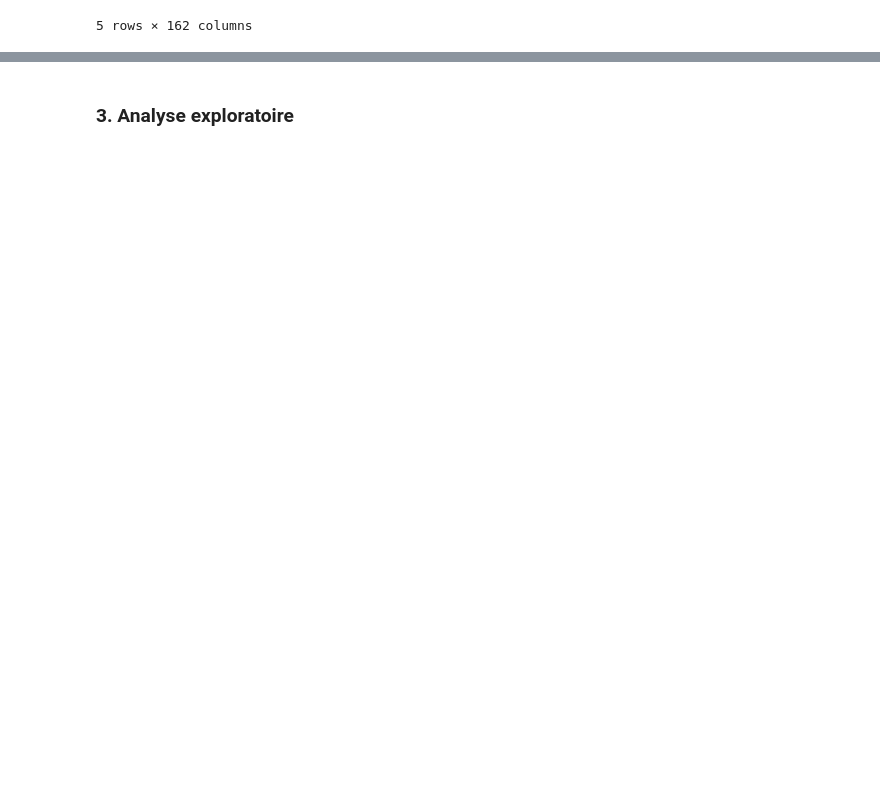
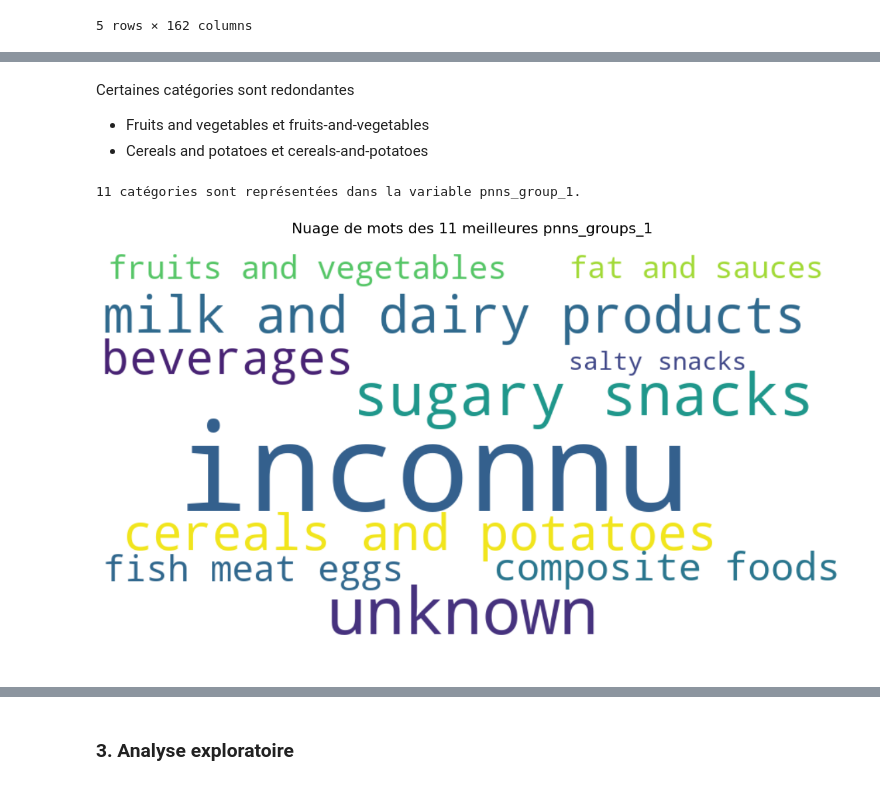
Before and after one commit to Bakarime27/app-sante-public, a Jupyter notebook: app_sante_public.ipynb, the cells around one changed output, grey strips where cells are left out. Drawn from its saved outputs; the diff is of its cells as text; code cells hidden in the pictures; blank space fills up the shorter version.

```diff
--- a/app_sante_public.ipynb
+++ b/app_sante_public.ipynb
@@ -49,0 +402,15 @@ df.head()
+# %% [markdown]
+Certaines catégories sont redondantes
+
+*   Fruits and vegetables et fruits-and-vegetables
+*   Cereals and potatoes et cereals-and-potatoes
+# %%
+df["pnns_groups_1"] = df["pnns_groups_1"].str.lower().str.replace('-', ' ')
+pnns_groups_1 = separation_mots(df = df, column = 'pnns_groups_1')
+print("{} catégories sont représentées dans la variable pnns_group_1.".format(len(pnns_groups_1)))
+# %% [output]
+11 catégories sont représentées dans la variable pnns_group_1.
+# %%
+graphe_world_cloud(df=df,column="pnns_groups_1",nb_top=len(pnns_groups_1))
+# %% [output]
+[figure, added]
```
Also changed, not shown: parts of 95 cells of this notebook.
